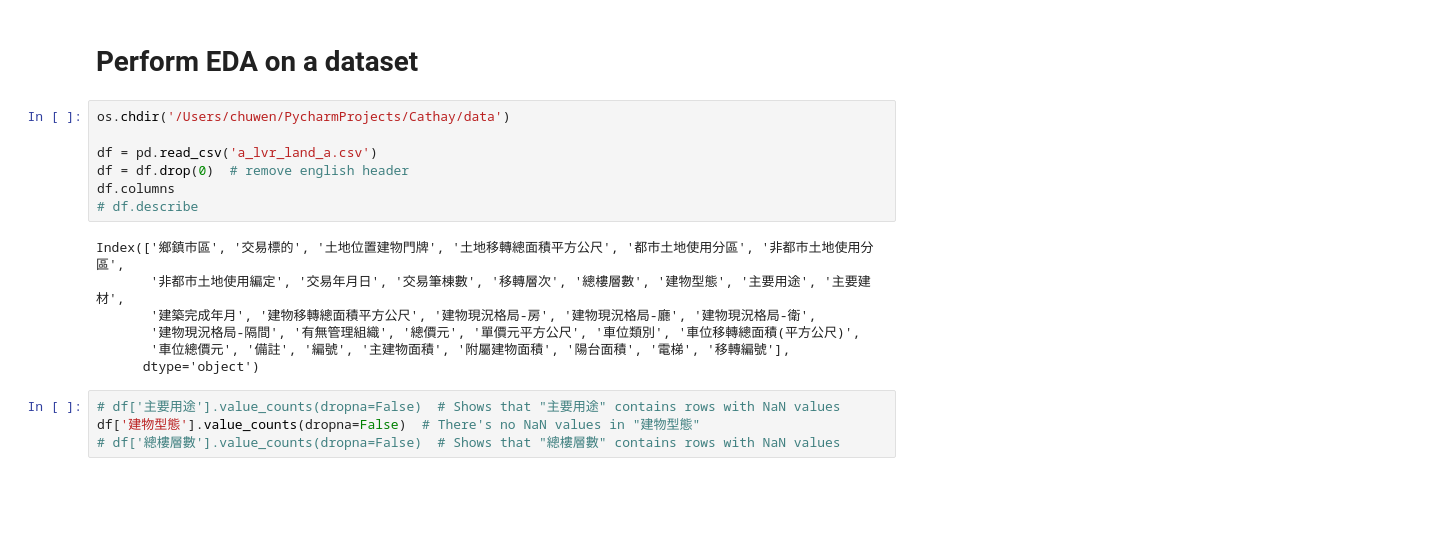
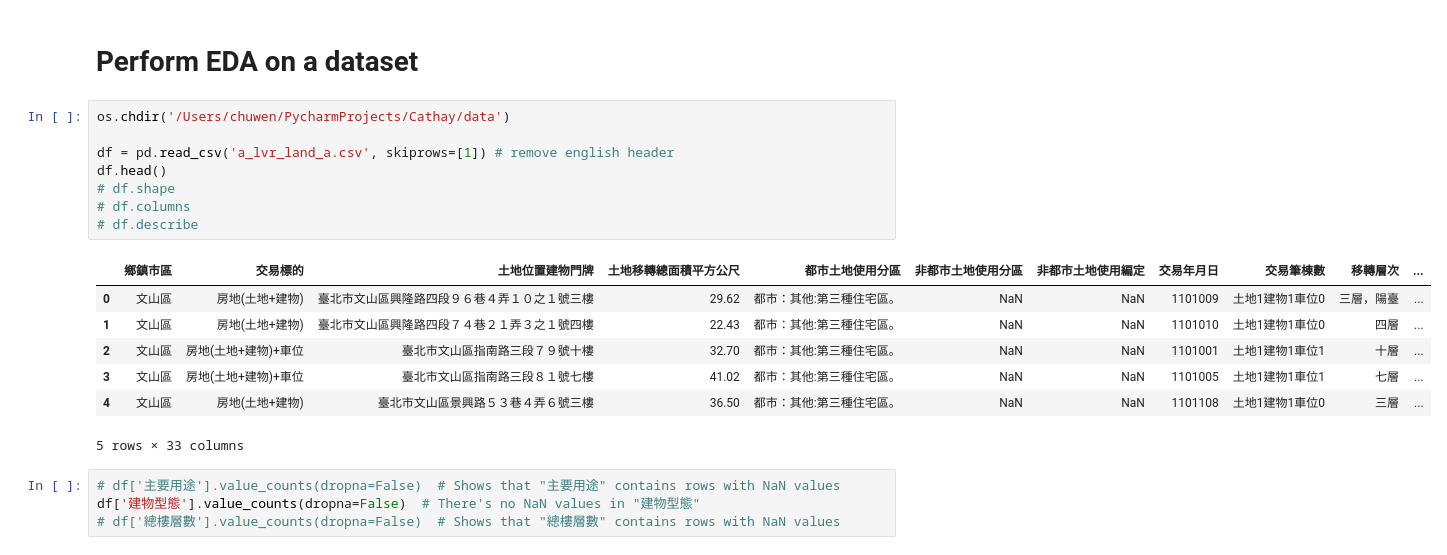
Before and after one commit to chu-wen-lin/Interview-material, a Jupyter notebook: problem1/problem1.ipynb, the cells around one changed output. Saved outputs shown, nothing was run; the diff lists cells and outputs as text; blank space fills up the shorter version.

```diff
--- a/problem1/problem1.ipynb
+++ b/problem1/problem1.ipynb
@@ -10,17 +10,19 @@ import glob
 # %%
 os.chdir('/Users/chuwen/PycharmProjects/Cathay/data')
 
-df = pd.read_csv('a_lvr_land_a.csv')
-df = df.drop(0)  # remove english header
-df.columns
+df = pd.read_csv('a_lvr_land_a.csv', skiprows=[1]) # remove english header
+df.head()
+# df.shape
+# df.columns
 # df.describe
 # %% [output]
+|  | 鄉鎮市區 | 交易標的 | 土地位置建物門牌 | 土地移轉總面積平方公尺 | 都市土地使用分區 | 非都市土地使用分區 | 非都市土地使用編定 | 交易年月日 | 交易筆棟數 | 移轉層次 | ... |
+| 0 | 文山區 | 房地(土地+建物) | 臺北市文山區興隆路四段９６巷４弄１０之１號三樓 | 29.62 | 都市：其他:第三種住宅區。 | NaN | NaN | 1101009 | 土地1建物1車位0 | 三層，陽臺 | ... |
+| 1 | 文山區 | 房地(土地+建物) | 臺北市文山區興隆路四段７４巷２１弄３之１號四樓 | 22.43 | 都市：其他:第三種住宅區。 | NaN | NaN | 1101010 | 土地1建物1車位0 | 四層 | ... |
+| 2 | 文山區 | 房地(土地+建物)+車位 | 臺北市文山區指南路三段７９號十樓 | 32.70 | 都市：其他:第三種住宅區。 | NaN | NaN | 1101001 | 土地1建物1車位1 | 十層 | ... |
+| 3 | 文山區 | 房地(土地+建物)+車位 | 臺北市文山區指南路三段８１號七樓 | 41.02 | 都市：其他:第三種住宅區。 | NaN | NaN | 1101005 | 土地1建物1車位1 | 七層 | ... |
+| 4 | 文山區 | 房地(土地+建物) | 臺北市文山區景興路５３巷４弄６號三樓 | 36.50 | 都市：其他:第三種住宅區。 | NaN | NaN | 1101108 | 土地1建物1車位0 | 三層 | ... |
-Index(['鄉鎮市區', '交易標的', '土地位置建物門牌', '土地移轉總面積平方公尺', '都市土地使用分區', '非都市土地使用分區',
-       '非都市土地使用編定', '交易年月日', '交易筆棟數', '移轉層次', '總樓層數', '建物型態', '主要用途', '主要建材',
-       '建築完成年月', '建物移轉總面積平方公尺', '建物現況格局-房', '建物現況格局-廳', '建物現況格局-衛',
-       '建物現況格局-隔間', '有無管理組織', '總價元', '單價元平方公尺', '車位類別', '車位移轉總面積(平方公尺)',
-       '車位總價元', '備註', '編號', '主建物面積', '附屬建物面積', '陽台面積', '電梯', '移轉編號'],
-      dtype='object')
+5 rows × 33 columns
 # %%
 # df['主要用途'].value_counts(dropna=False)  # Shows that "主要用途" contains rows with NaN values
 df['建物型態'].value_counts(dropna=False)  # There's no NaN values in "建物型態"
```
Also changed, not shown: parts of 2 cells of this notebook, 3 other files.
